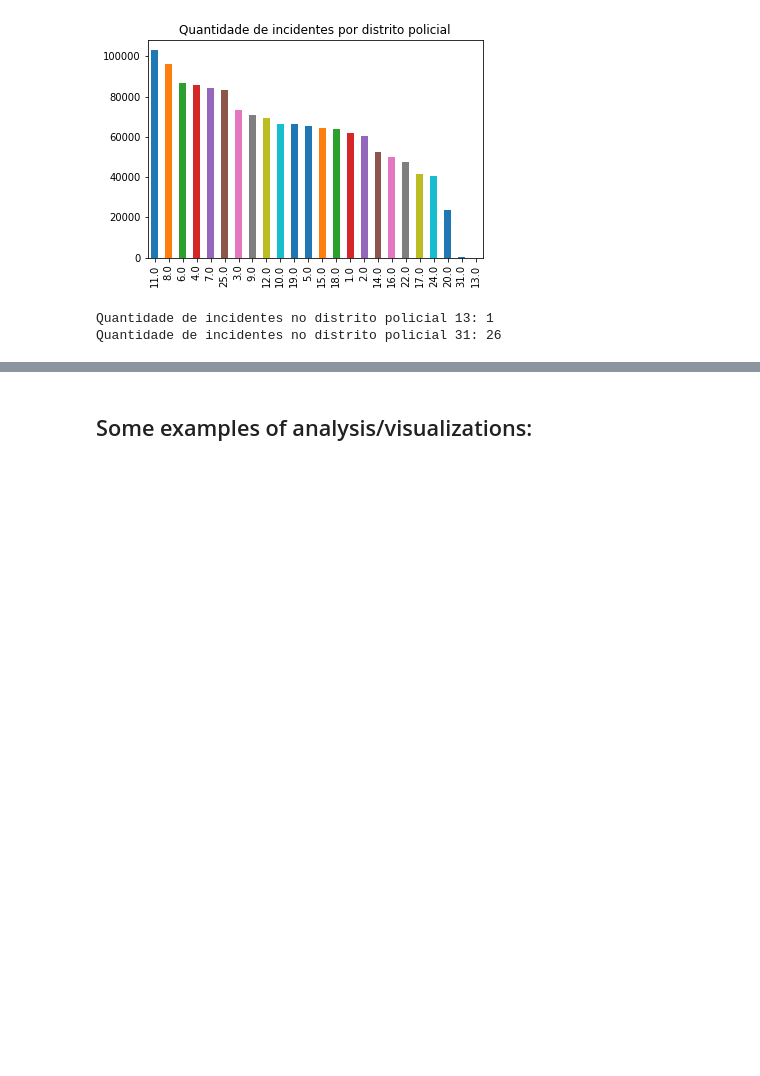
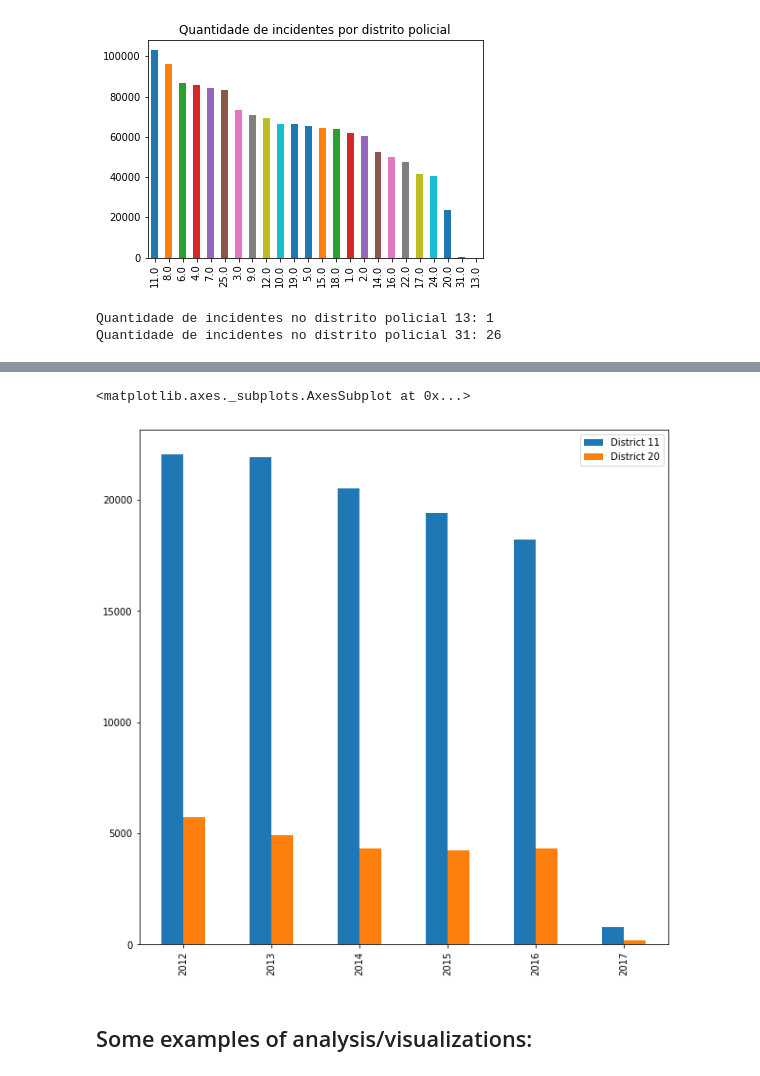
Before and after one commit to yurickyh/MAC0459, a Jupyter notebook: Chicago_Crime_Team_EP/DataScienceEP2.ipynb, the cells around one changed output, grey strips where cells are left out. Cells and saved outputs as stored; diff of their text form; code cells hidden in the pictures; blank space fills up the shorter version.

```diff
--- a/Chicago_Crime_Team_EP/DataScienceEP2.ipynb
+++ b/Chicago_Crime_Team_EP/DataScienceEP2.ipynb
@@ -963,0 +1050,3 @@ Quantidade de incidentes no distrito policial 31: 26
+# %%
+district_11_crimes_per_year = crimes[crimes["District"] == 11.0].groupby('Year')['District'].value_counts()
+district_11_crimes_per_year
@@ -963,0 +1062,3 @@ Quantidade de incidentes no distrito policial 31: 26
+# %%
+district_20_crimes_per_year = crimes[crimes["District"] == 20.0].groupby('Year')['District'].value_counts()
+district_20_crimes_per_year
@@ -964,3 +1074,9 @@ Quantidade de incidentes no distrito policial 31: 26
+# %%
+district_df = pd.DataFrame({'District 11': district_11_crimes_per_year.values, 'District 20': district_20_crimes_per_year.values}, index=[i for i in range(2012, 2018)])
+district_df.plot.bar(figsize=(10,10))
+# %% [output]
+<matplotlib.axes._subplots.AxesSubplot at 0x...>
+[figure, added]
 # %% [markdown]
 ## Some examples of analysis/visualizations:
 # %% [markdown]
```
Also changed, not shown: parts of 10 cells of this notebook.
